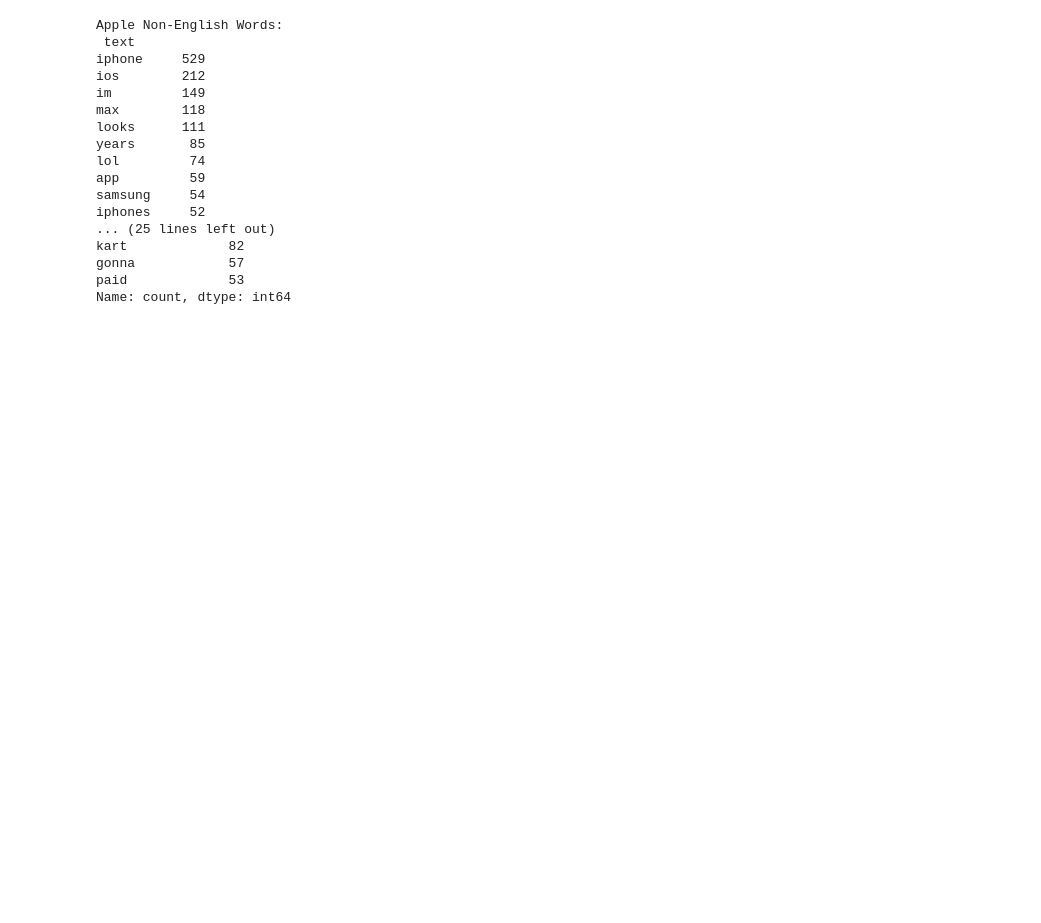
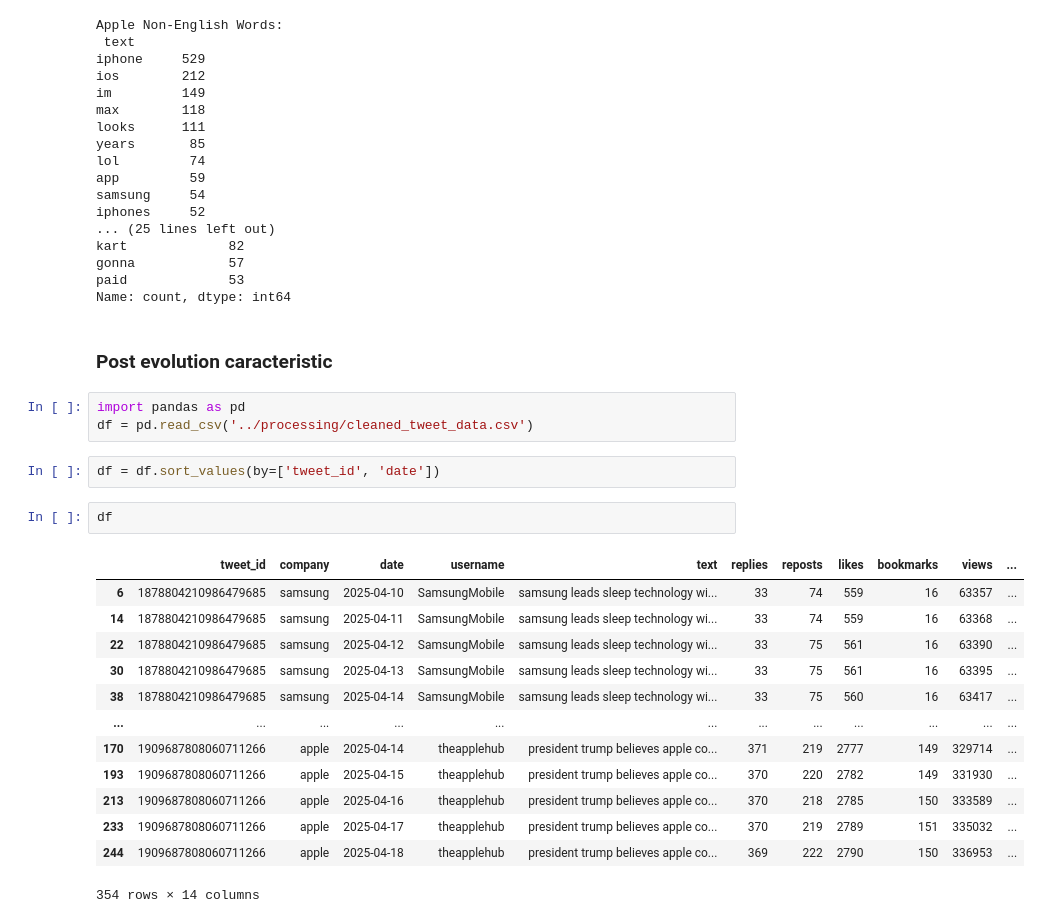
Before and after one commit to Ismailea4/Twitter_Trend_Tracking_MLOps, a Jupyter notebook: notebooks/eda.ipynb, the cells around one changed output. Saved outputs shown, nothing was run; the diff lists cells and outputs as text; blank space fills up the shorter version.

```diff
--- a/notebooks/eda.ipynb
+++ b/notebooks/eda.ipynb
@@ -528,3 +528,26 @@ kart             82
 gonna            57
 paid             53
 Name: count, dtype: int64
+# %% [markdown]
+### Post evolution caracteristic
+# %%
+import pandas as pd
+df = pd.read_csv('../processing/cleaned_tweet_data.csv')
+# %%
+df = df.sort_values(by=['tweet_id', 'date'])
+# %%
+df
+# %% [output]
+|  | tweet_id | company | date | username | text | replies | reposts | likes | bookmarks | views | ... |
+| 6 | 1878804210986479685 | samsung | 2025-04-10 | SamsungMobile | samsung leads sleep technology wi... | 33 | 74 | 559 | 16 | 63357 | ... |
+| 14 | 1878804210986479685 | samsung | 2025-04-11 | SamsungMobile | samsung leads sleep technology wi... | 33 | 74 | 559 | 16 | 63368 | ... |
+| 22 | 1878804210986479685 | samsung | 2025-04-12 | SamsungMobile | samsung leads sleep technology wi... | 33 | 75 | 561 | 16 | 63390 | ... |
+| 30 | 1878804210986479685 | samsung | 2025-04-13 | SamsungMobile | samsung leads sleep technology wi... | 33 | 75 | 561 | 16 | 63395 | ... |
+| 38 | 1878804210986479685 | samsung | 2025-04-14 | SamsungMobile | samsung leads sleep technology wi... | 33 | 75 | 560 | 16 | 63417 | ... |
+| ... | ... | ... | ... | ... | ... | ... | ... | ... | ... | ... | ... |
+| 170 | 1909687808060711266 | apple | 2025-04-14 | theapplehub | president trump believes apple co... | 371 | 219 | 2777 | 149 | 329714 | ... |
+| 193 | 1909687808060711266 | apple | 2025-04-15 | theapplehub | president trump believes apple co... | 370 | 220 | 2782 | 149 | 331930 | ... |
+| 213 | 1909687808060711266 | apple | 2025-04-16 | theapplehub | president trump believes apple co... | 370 | 218 | 2785 | 150 | 333589 | ... |
+| 233 | 1909687808060711266 | apple | 2025-04-17 | theapplehub | president trump believes apple co... | 370 | 219 | 2789 | 151 | 335032 | ... |
+| 244 | 1909687808060711266 | apple | 2025-04-18 | theapplehub | president trump believes apple co... | 369 | 222 | 2790 | 150 | 336953 | ... |
+354 rows × 14 columns
```
Also changed, not shown: parts of 1 cell of this notebook, 42 other files.
